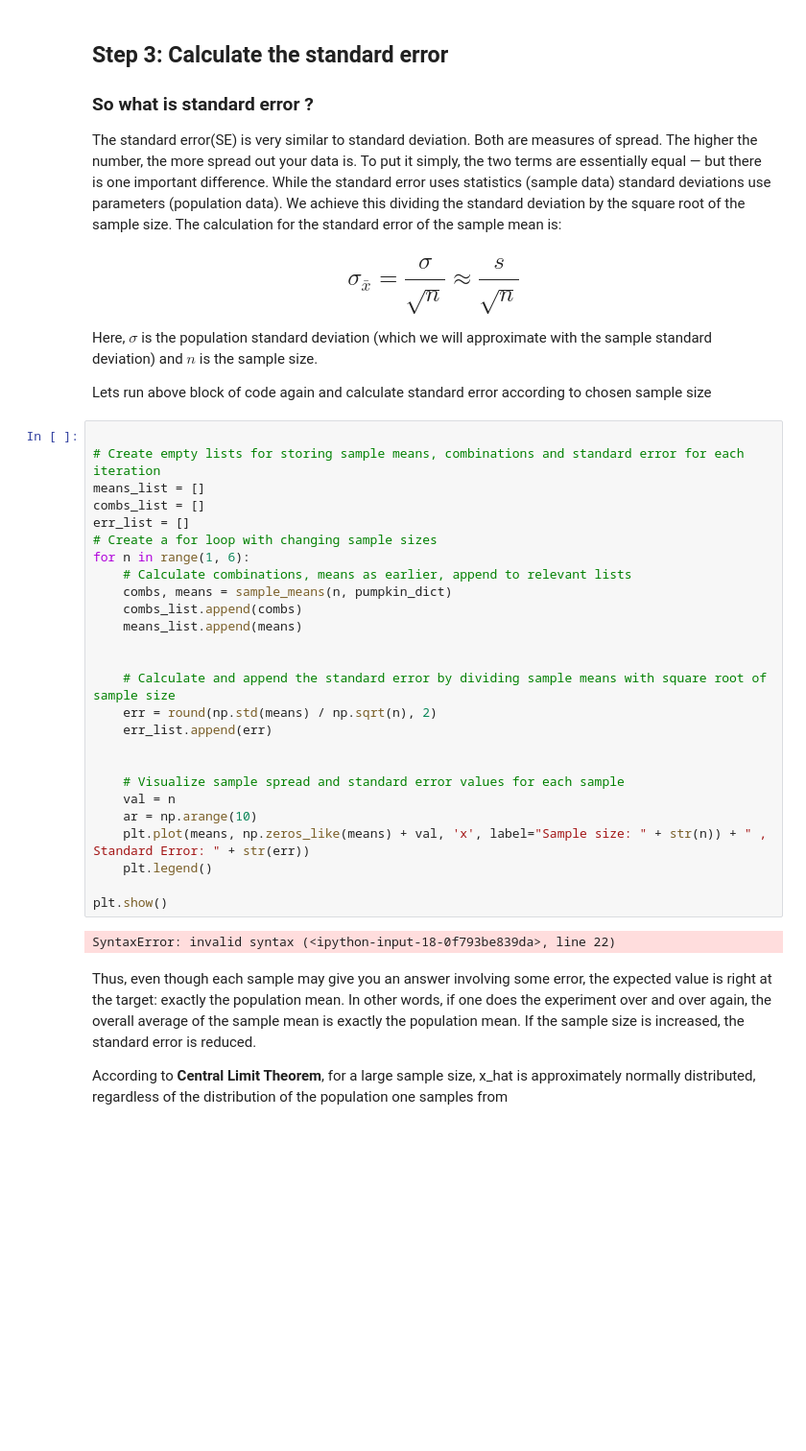
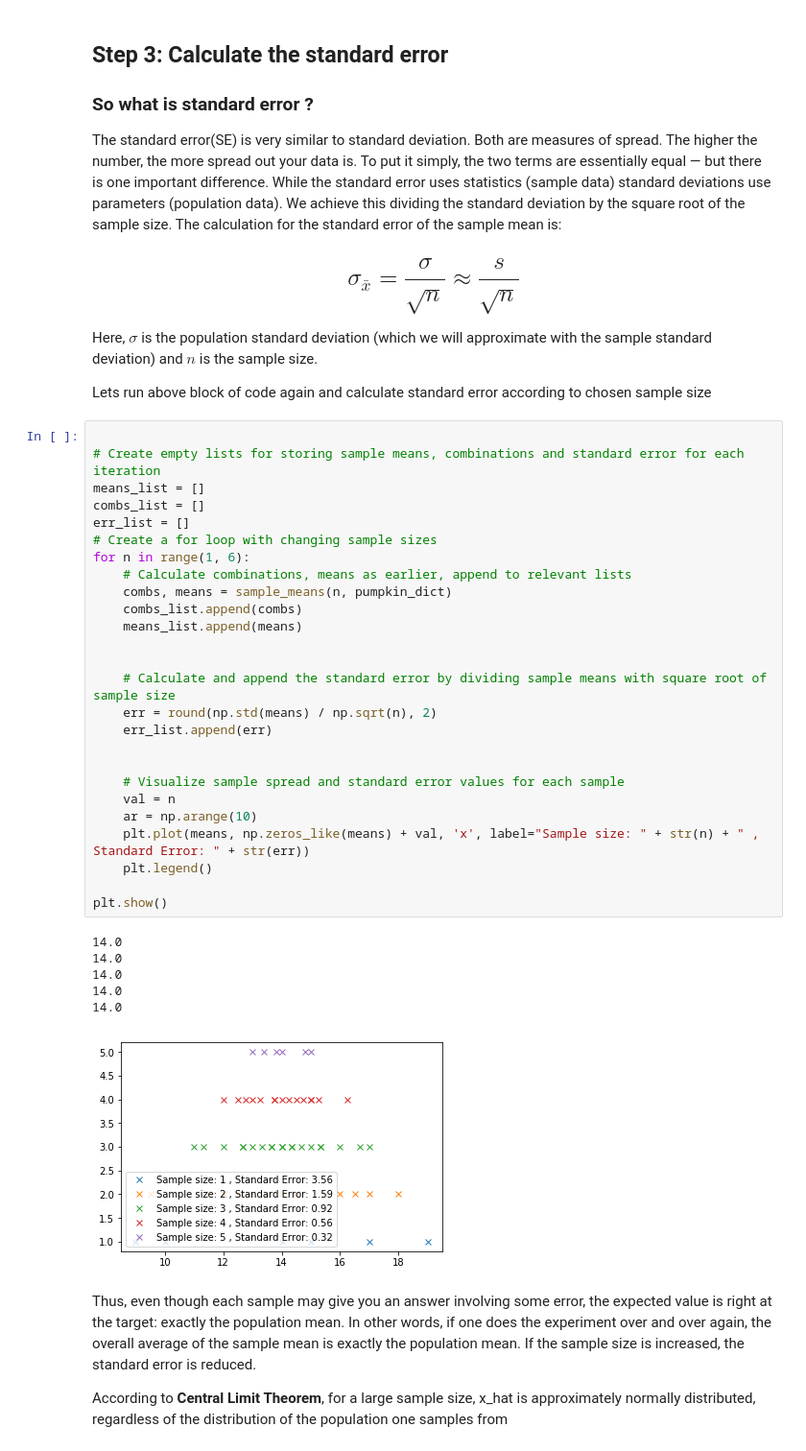
Before and after one commit to nkacoroski/dsc-2-19-14-sampling-statistics-seattle-ds-career-040119, a Jupyter notebook: index.ipynb, the cells around one changed output. Shown at 96% size. Drawn from its saved outputs; the diff is of its cells as text; blank space fills up the shorter version.

```diff
--- a/index.ipynb
+++ b/index.ipynb
@@ -361,31 +361,36 @@ Lets run above block of code again and calculate standard error according to cho
 # %%
 
 # Create empty lists for storing sample means, combinations and standard error for each iteration
 means_list = []
 combs_list = []
 err_list = []
 # Create a for loop with changing sample sizes
 for n in range(1, 6):
     # Calculate combinations, means as earlier, append to relevant lists
     combs, means = sample_means(n, pumpkin_dict)
     combs_list.append(combs)
     means_list.append(means)
 
 
     # Calculate and append the standard error by dividing sample means with square root of sample size
     err = round(np.std(means) / np.sqrt(n), 2)
     err_list.append(err)
 
 
     # Visualize sample spread and standard error values for each sample
     val = n
     ar = np.arange(10)
-    plt.plot(means, np.zeros_like(means) + val, 'x', label="Sample size: " + str(n)) + " , Standard Error: " + str(err))
+    plt.plot(means, np.zeros_like(means) + val, 'x', label="Sample size: " + str(n) + " , Standard Error: " + str(err))
     plt.legend()
 
 plt.show()
 # %% [output]
-SyntaxError: invalid syntax (<ipython-input-18-0f793be839da>, line 22)
+14.0
+14.0
+14.0
+14.0
+14.0
+[figure, added]
 # %% [markdown]
 Thus, even though each sample may give you an answer involving some error, the expected value is right at the target: exactly the population mean. In other words, if one does the experiment over and over again, the overall average of the sample mean is exactly the population mean. If the sample size is increased, the standard error is reduced.
 
```
